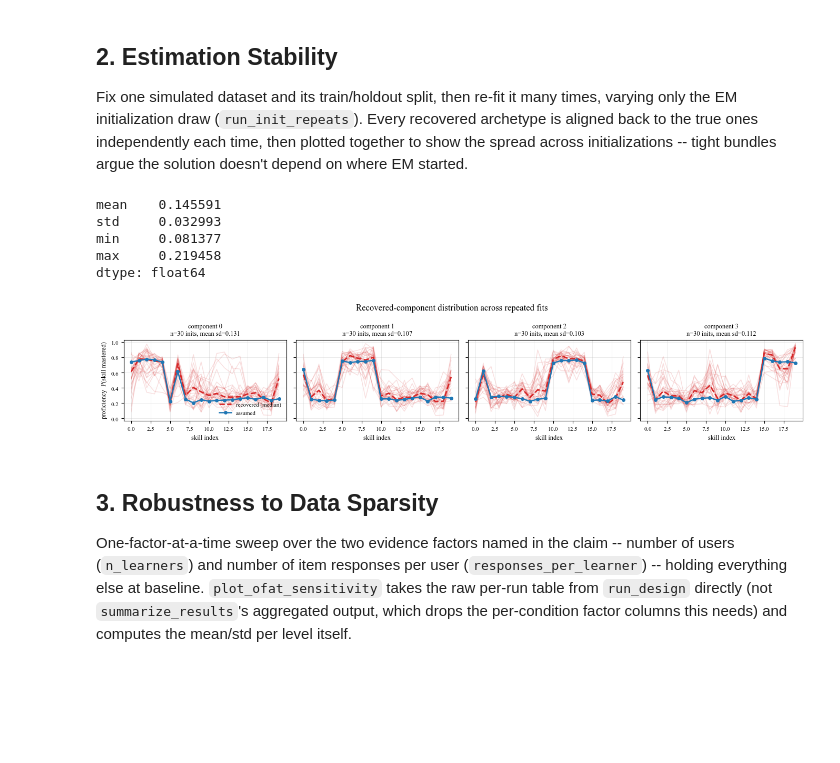
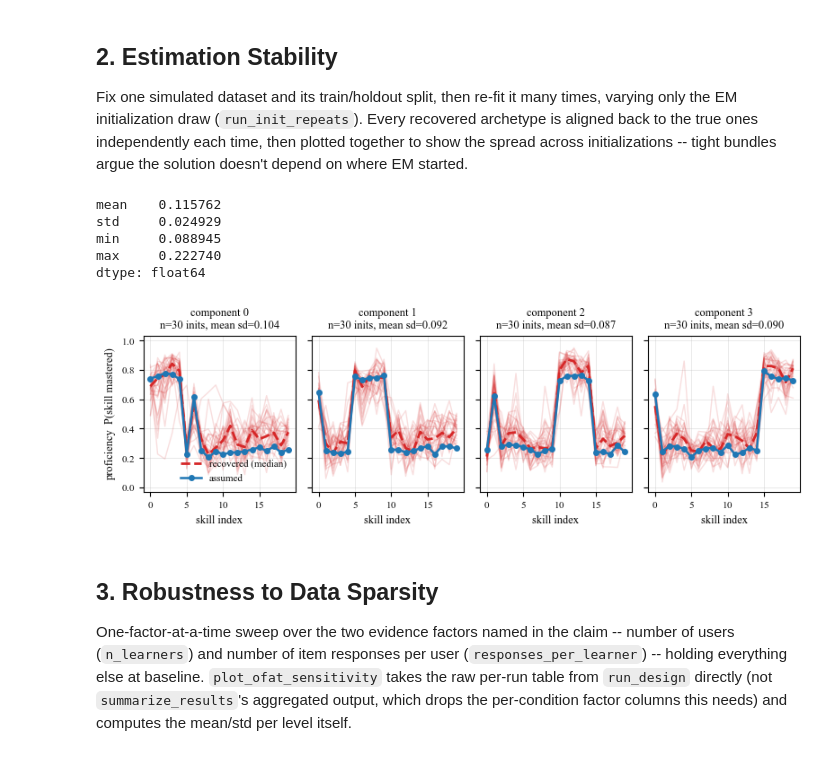
Before and after one commit to lentin26/mixture-of-latent-archetypes, a Jupyter notebook: notebooks/simulation-study.ipynb, the cells around one changed output. Drawn from its saved outputs; the diff is of its cells as text; code cells hidden in the pictures; blank space fills up the shorter version.

Commit message:
Removed title from figure to prepare for publication

```diff
--- a/notebooks/simulation-study.ipynb
+++ b/notebooks/simulation-study.ipynb
@@ -61,27 +64,32 @@ Fix one simulated dataset and its train/holdout split, then re-fit it many times
 # %%
 import pandas as pd
 from src.simulations.factors import SimulationCondition
 from src.simulations.run import run_init_repeats
 from src.simulations.viz import plot_component_recovery_distribution
 
 stability_condition = SimulationCondition(
-    n_archetypes=4, n_learners=10_000, initialization="random"
+    n_archetypes=4,
+    n_learners=10_000,
+    initialization="random",
+    responses_per_learner=30,
+    n_items=1000
 )
 stability_results = run_init_repeats(stability_condition, data_seed=0, n_repeats=30)
 plot_component_recovery_distribution(
     stability_results,
+    figsize=(8, 2.7),
     save="figures/stability.pdf"
 )
 
 mu_rmse_by_repeat = pd.Series([r.metrics["mu_rmse"] for r in stability_results])
 mu_rmse_by_repeat.describe()[["mean", "std", "min", "max"]]
 # %% [output]
-mean    0.145591
-std     0.032993
-min     0.081377
-max     0.219458
+mean    0.115762
+std     0.024929
+min     0.088945
+max     0.222740
 dtype: float64
-[figure, old version]
+[figure, new version]
 # %% [markdown]
 ## 3. Robustness to Data Sparsity
 
```
Also changed, not shown: parts of 1 cell of this notebook, 2 other files.
